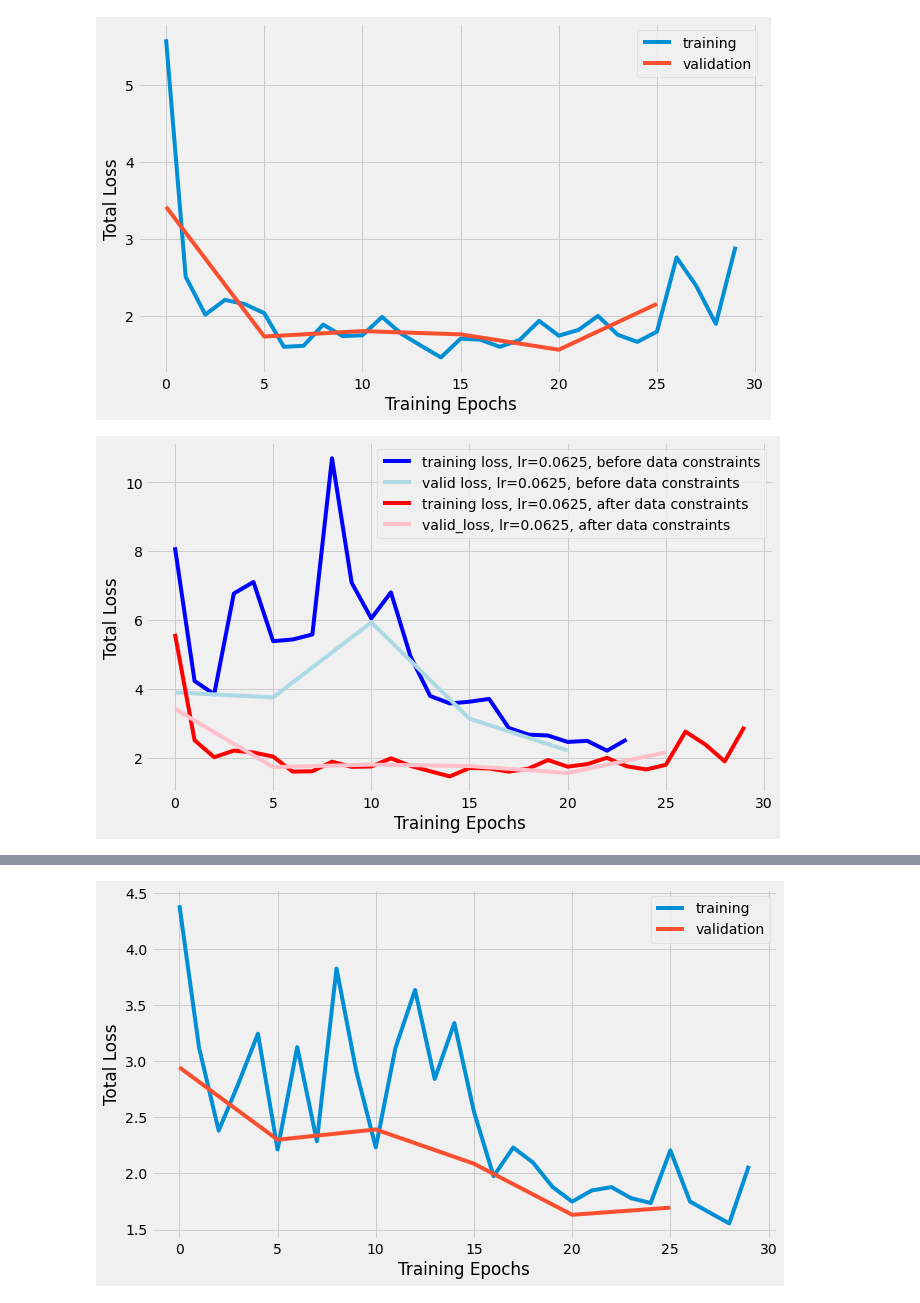
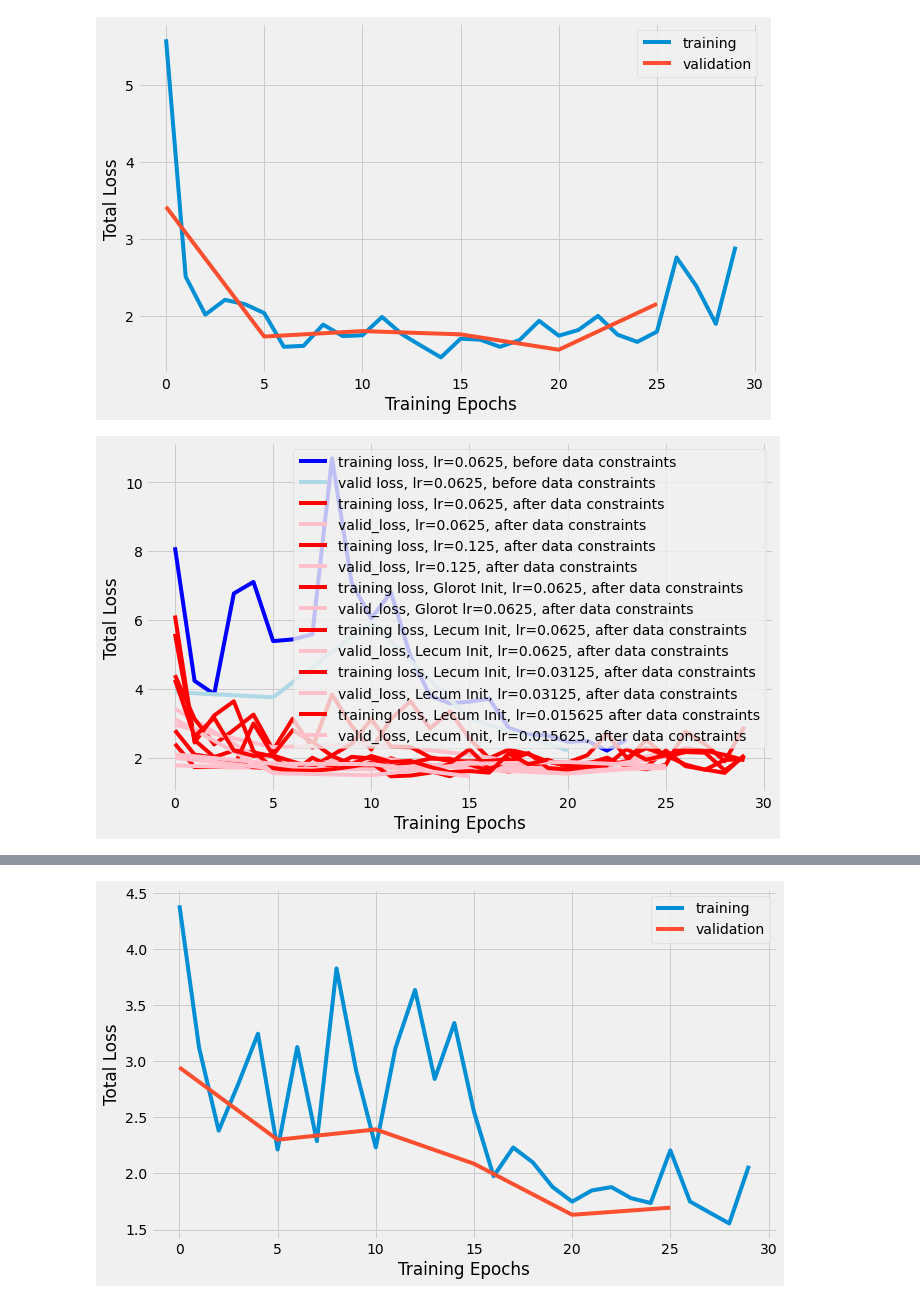
Before and after one commit to thewchan/string_quartets_gen, a Jupyter notebook: notebooks/loss_extraction.ipynb, the cells around one changed output, grey strips where cells are left out. Drawn from its saved outputs; the diff is of its cells as text; code cells hidden in the pictures.

```diff
--- a/notebooks/loss_extraction.ipynb
+++ b/notebooks/loss_extraction.ipynb
@@ -131,17 +131,27 @@ plt.savefig('temp.png') #random_normal initializers, lr=0.0625 post-data-correct
 # %%
 import matplotlib as mpl
 import matplotlib.pyplot as plt
 
 
 fig, ax = plt.subplots(figsize=(10, 6))
 ax.plot(df['epoch_num'], df['loss (total)'], label='training loss, lr=0.0625, before data constraints', c='blue')
 ax.plot(df_valid['epoch_num'], df_valid['loss (total)'], label='valid loss, lr=0.0625, before data constraints', c='lightblue')
 ax.plot(df2['epoch_num'], df2['loss (total)'], label='training loss, lr=0.0625, after data constraints', c='red')
 ax.plot(df2_valid['epoch_num'], df2_valid['loss (total)'], label='valid_loss, lr=0.0625, after data constraints', c='pink')
+ax.plot(df3['epoch_num'], df3['loss (total)'], label='training loss, lr=0.125, after data constraints', c='red')
+ax.plot(df3_valid['epoch_num'], df3_valid['loss (total)'], label='valid_loss, lr=0.125, after data constraints', c='pink')
+ax.plot(df4['epoch_num'], df4['loss (total)'], label='training loss, Glorot Init, lr=0.0625, after data constraints', c='red')
+ax.plot(df4_valid['epoch_num'], df4_valid['loss (total)'], label='valid_loss, Glorot lr=0.0625, after data constraints', c='pink')
+ax.plot(df5['epoch_num'], df5['loss (total)'], label='training loss, Lecum Init, lr=0.0625, after data constraints', c='red')
+ax.plot(df5_valid['epoch_num'], df5_valid['loss (total)'], label='valid_loss, Lecum Init, lr=0.0625, after data constraints', c='pink')
+ax.plot(df6['epoch_num'], df6['loss (total)'], label='training loss, Lecum Init, lr=0.03125, after data constraints', c='red')
+ax.plot(df6_valid['epoch_num'], df6_valid['loss (total)'], label='valid_loss, Lecum Init, lr=0.03125, after data constraints', c='pink')
+ax.plot(df7['epoch_num'], df7['loss (total)'], label='training loss, Lecum Init, lr=0.015625 after data constraints', c='red')
+ax.plot(df7_valid['epoch_num'], df7_valid['loss (total)'], label='valid_loss, Lecum Init, lr=0.015625, after data constraints', c='pink')
 ax.set_xlabel('Training Epochs')
 ax.set_ylabel('Total Loss')
 ax.legend()
 
 plt.savefig('temp.png')
 # %% [output]
-[figure, old version]
+[figure, new version]
```
Also changed, not shown: parts of 2 cells of this notebook, 13 other files.
